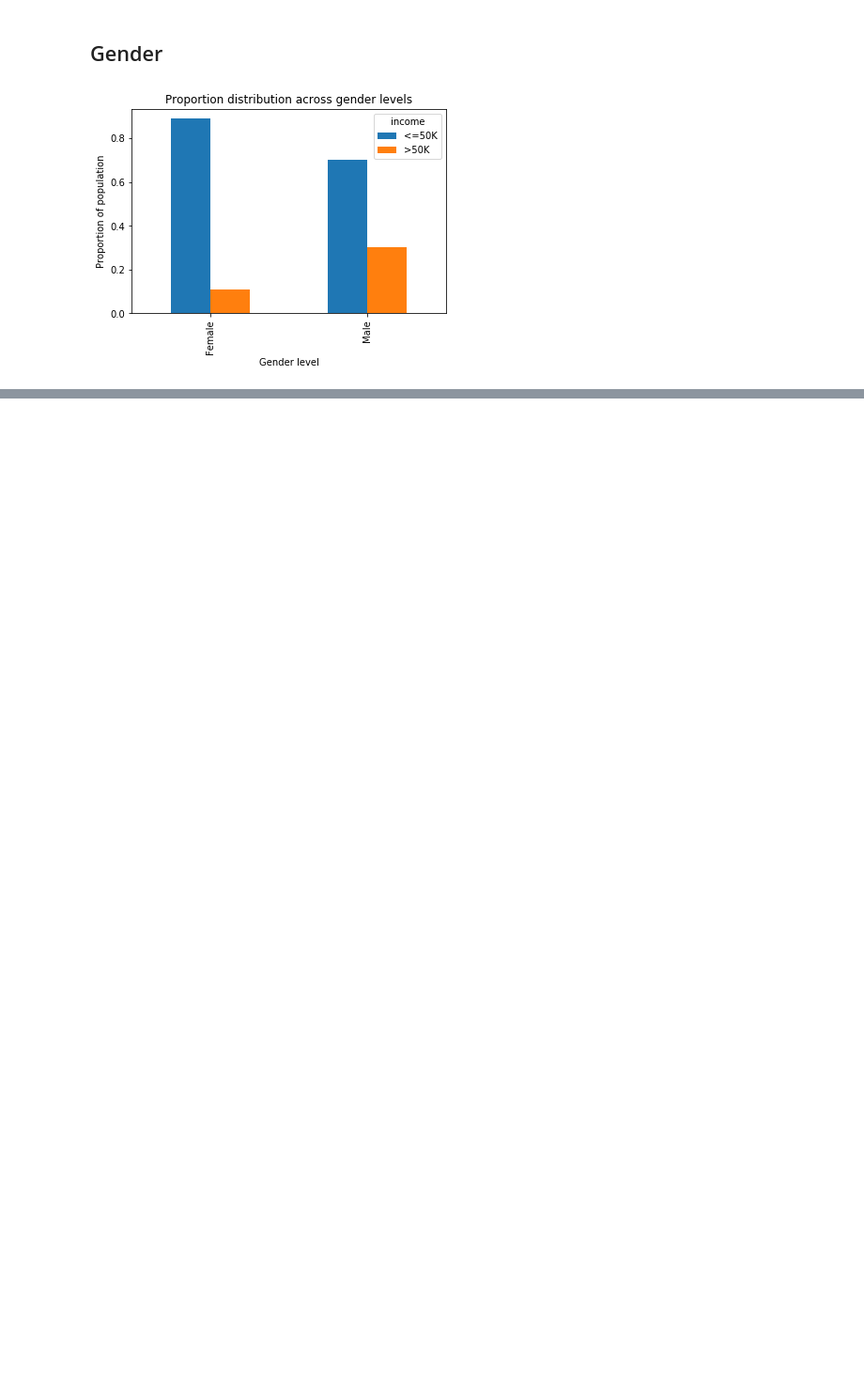
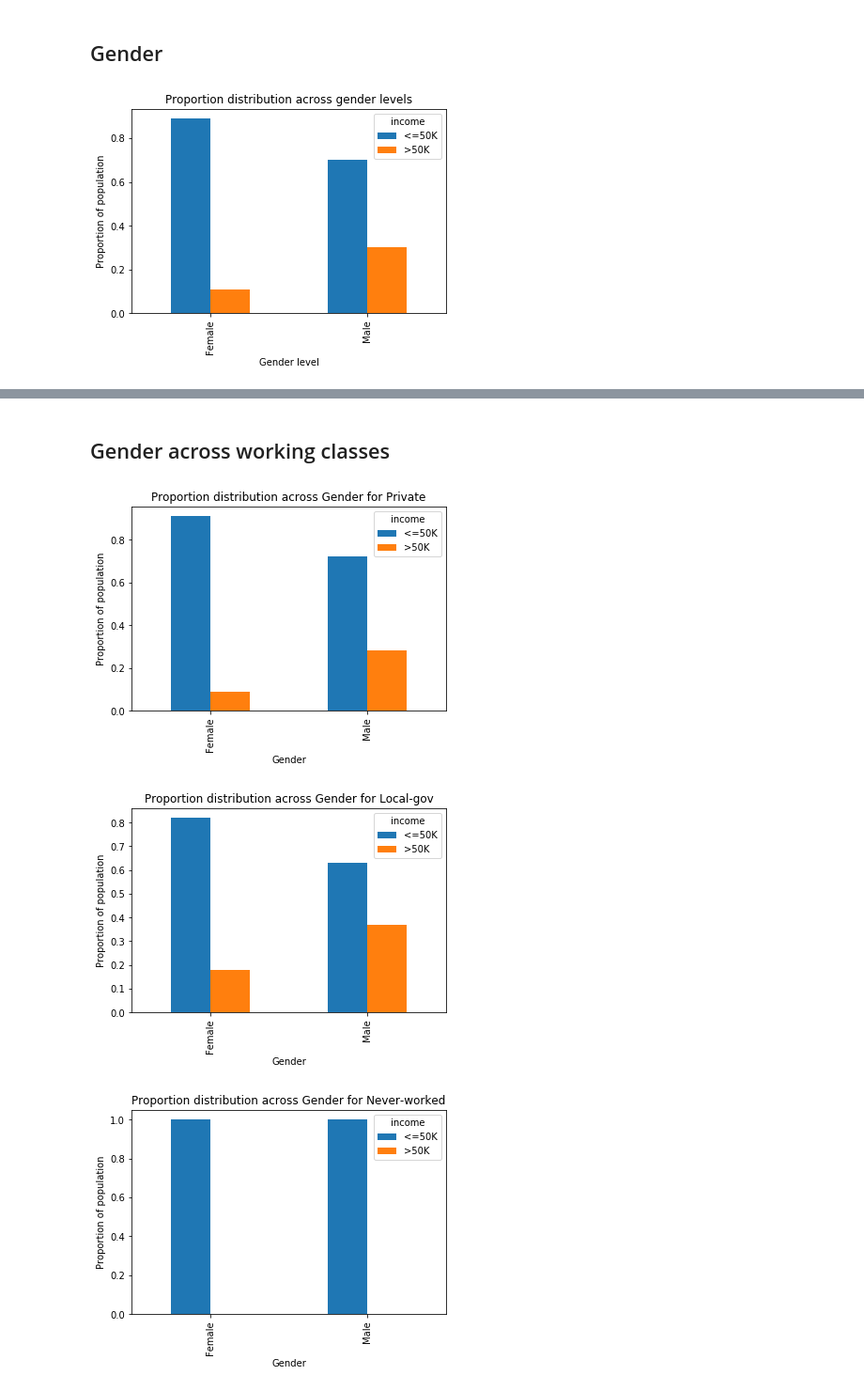
Before and after one commit to saravrajavelu/Adult-Income-Analysis, a Jupyter notebook: Adult_Income_Analysis.ipynb, the cells around one changed output, grey strips where cells are left out. Shown: that part at 94% size. Saved outputs shown, nothing was run; the diff lists cells and outputs as text; code cells hidden in the pictures; blank space fills up the shorter version.

```diff
--- a/Adult_Income_Analysis.ipynb
+++ b/Adult_Income_Analysis.ipynb
@@ -90,0 +105,5 @@ adult.describe()
+# %%
+printmd('### Missing values')
+for i,j in zip(adult.columns,(adult.values.astype(str) == '?').sum(axis = 0)):
+    if j > 0:
+        printmd(str(i) + ': ' + str(j) + ' records')
@@ -122,0 +321,18 @@ print()
+# %%
+printmd('## Gender across working classes')
+
+for i in adult.workclass.unique():
+    df = adult[adult.workclass == i]
+
+    hours_per_week = round(pd.crosstab(df.gender, df.income).div(pd.crosstab(df.gender, df.income).apply(sum,1),0),2)
+    # hours_per_week.sort_values(by = '>50K', inplace = True)
+    ax = hours_per_week.plot(kind ='bar', title = 'Proportion distribution across Gender for '+ i)
+    ax.set_xlabel('Gender')
+    ax.set_ylabel('Proportion of population')
+
+    print()
+# %% [output]
+## Gender across working classes
+[figure, added]
+[figure, added]
+[figure, added]
```
Also changed, not shown: parts of 40 cells of this notebook.
